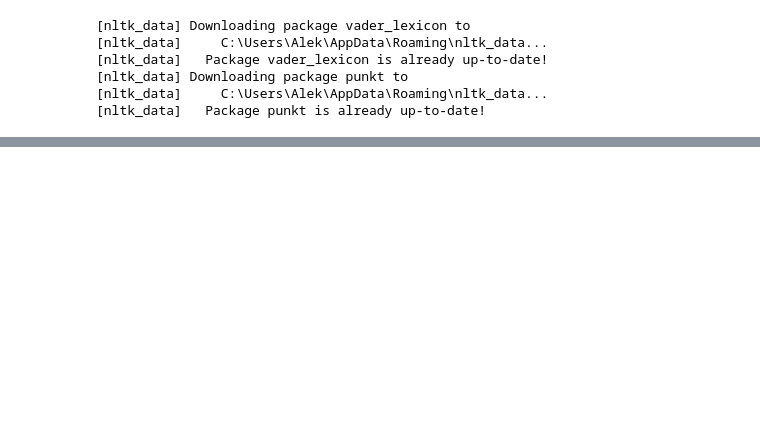
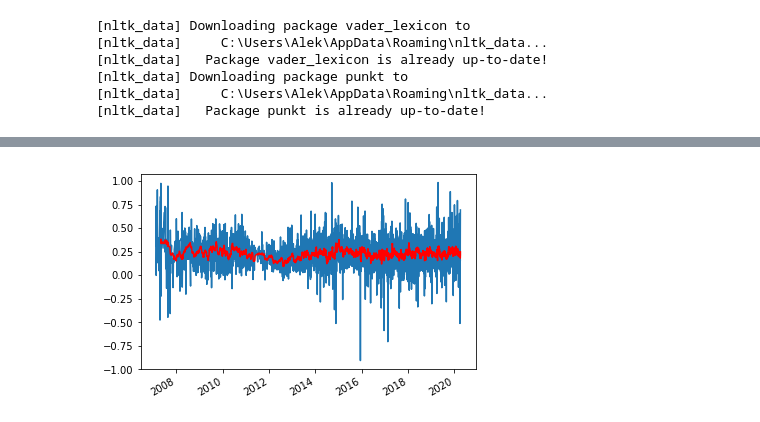
Before and after one commit to rsolter/BWRAO-Comment-Scraper, a Jupyter notebook: Sentiment Analysis.ipynb, the cells around one changed output, grey strips where cells are left out. Drawn from its saved outputs; the diff is of its cells as text; code cells hidden in the pictures; blank space fills up the shorter version.

```diff
--- a/Sentiment Analysis.ipynb
+++ b/Sentiment Analysis.ipynb
@@ -15,10 +16,12 @@ from nltk.sentiment.vader import SentimentIntensityAnalyzer
 [nltk_data]   Package punkt is already up-to-date!
 # %%
 #Importing Comments
-df1 = pd.read_csv('Data/comments_1_1537.csv')
-df2 = pd.read_csv('Data/Comments_3000_3904.csv')
-df3 = pd.read_csv('Data/Comments_3905_5022.csv')
-df4 = pd.read_csv('Data/Comments_5023_6035.csv')
+df1 = pd.read_csv('Data/Comments1.csv')
+df2 = pd.read_csv('Data/Comments2.csv')
+df3 = pd.read_csv('Data/Comments3.csv')
+df4 = pd.read_csv('Data/Comments4.csv')
+df5 = pd.read_csv('Data/Comments5.csv')
+df6 = pd.read_csv('Data/Comments6.csv')
 
 #Making sure the column names are the same
 df1.columns = ['Article_Title','Article_Author','Article_Publish_Date','Comment_Title','Comment_Body',
@@ -26,6 +29,8 @@ df1.columns = ['Article_Title','Article_Author','Article_Publish_Date','Comment_
 df2.columns = df1.columns
 df3.columns = df1.columns
 df4.columns = df1.columns
+df5.columns = df1.columns
+df5.columns = df1.columns
 
 #Joining
-comments = pd.concat([df1,df2,df3,df4])
+comments = pd.concat([df1,df2,df3,df4,df5,df6])
@@ -47,0 +111,20 @@ test
+# %%
+#Put it all into a dataframe
+average_sent = pd.DataFrame([names,scores,date,ncomm])
+average_sent = average_sent.T
+average_sent.columns = ['Article','Av_Score','Date','Number_of_Comments']
+
+#Sort by date
+average_sent['Date'] = pd.to_datetime(average_sent.Date)
+average_sent = average_sent.sort_values(by='Date')
+# %%
+#Plot the suckas
+import matplotlib.pyplot as plt
+rolling_mean = average_sent.Av_Score.rolling(window=20).mean()
+
+plt.plot(average_sent.Date,average_sent.Av_Score,label='Raw Score')
+plt.plot(average_sent.Date,rolling_mean,label='Running Average',color='red')
+plt.gcf().autofmt_xdate()
+plt.show()
+# %% [output]
+[figure, added]
```
Also changed, not shown: parts of 14 cells of this notebook.
